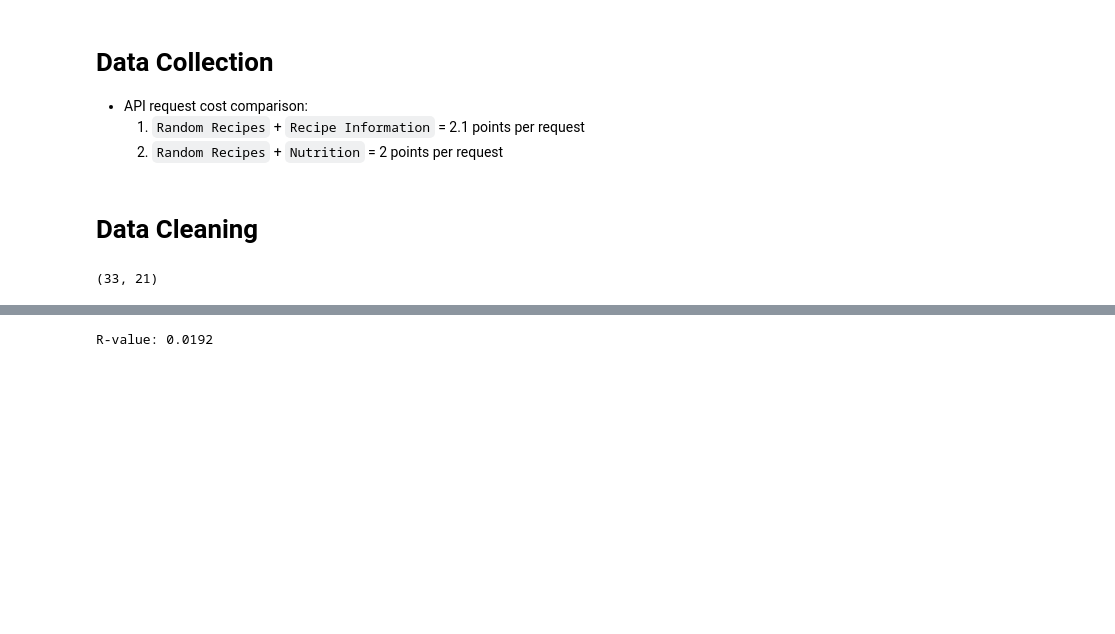
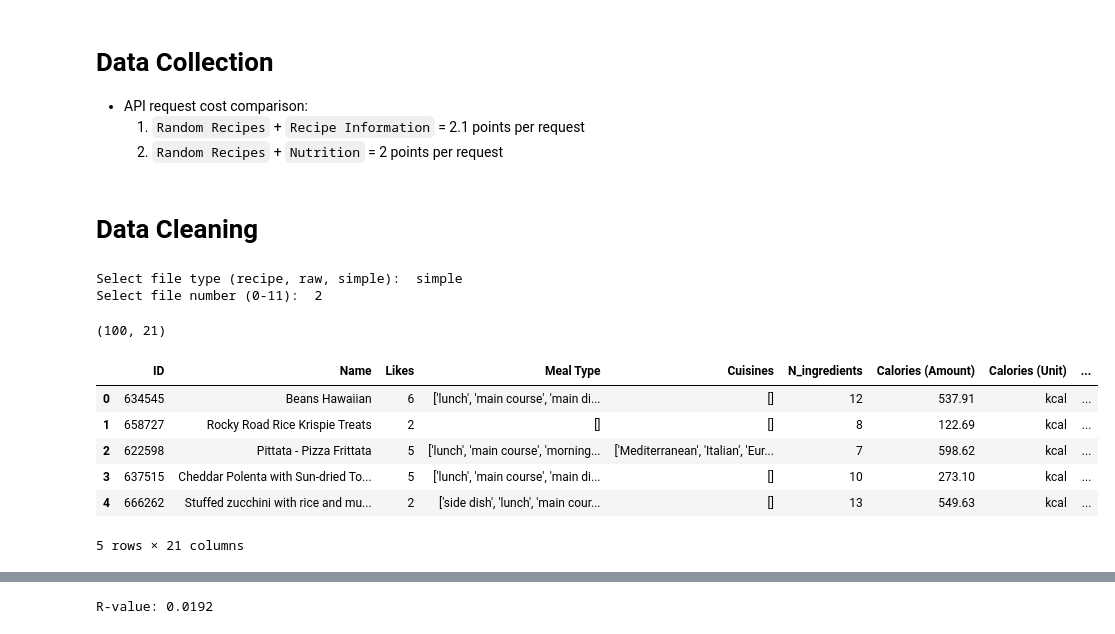
Before and after one commit to alyssahondrade/Project1, a Jupyter notebook: nutritious_recipes.ipynb, the cells around one changed output, grey strips where cells are left out. Drawn from its saved outputs; the diff is of its cells as text; code cells hidden in the pictures; blank space fills up the shorter version.

```diff
--- a/nutritious_recipes.ipynb
+++ b/nutritious_recipes.ipynb
@@ -904,9 +904,21 @@ spoonacular_df.to_csv(f"Resources/03_simplified_data/initial_nutrition_{simple_f
 # %% [markdown]
 # Data Cleaning
 # %%
-simplified_data = pd.read_csv('Resources/03_simplified_data/initial_nutrition_1.csv')
+simplified_data = pd.read_csv(f'Resources/03_simplified_data/initial_nutrition_{check_index()}.csv')
 simplified_data.columns
 simplified_data.shape
 # %% [output]
-(33, 21)
+Select file type (recipe, raw, simple):  simple
+Select file number (0-11):  2
+(100, 21)
+# %%
+simplified_data.head()
+# %% [output]
+|  | ID | Name | Likes | Meal Type | Cuisines | N_ingredients | Calories (Amount) | Calories (Unit) | ... |
+| 0 | 634545 | Beans Hawaiian | 6 | ['lunch', 'main course', 'main di... | [] | 12 | 537.91 | kcal | ... |
+| 1 | 658727 | Rocky Road Rice Krispie Treats | 2 | [] | [] | 8 | 122.69 | kcal | ... |
+| 2 | 622598 | Pittata - Pizza Frittata | 5 | ['lunch', 'main course', 'morning... | ['Mediterranean', 'Italian', 'Eur... | 7 | 598.62 | kcal | ... |
+| 3 | 637515 | Cheddar Polenta with Sun-dried To... | 5 | ['lunch', 'main course', 'main di... | [] | 10 | 273.10 | kcal | ... |
+| 4 | 666262 | Stuffed zucchini with rice and mu... | 2 | ['side dish', 'lunch', 'main cour... | [] | 13 | 549.63 | kcal | ... |
+5 rows × 21 columns
 # %%
```
Also changed, not shown: parts of 3 cells of this notebook, 2 other files.
